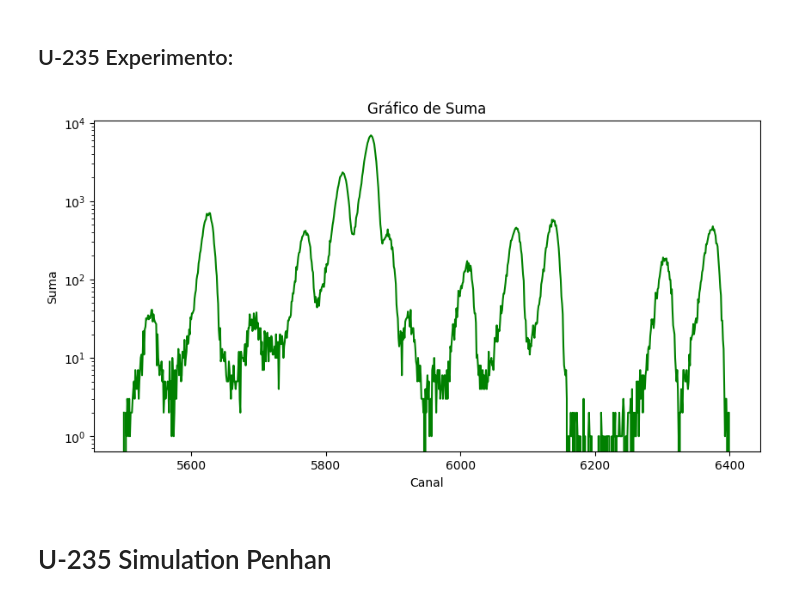
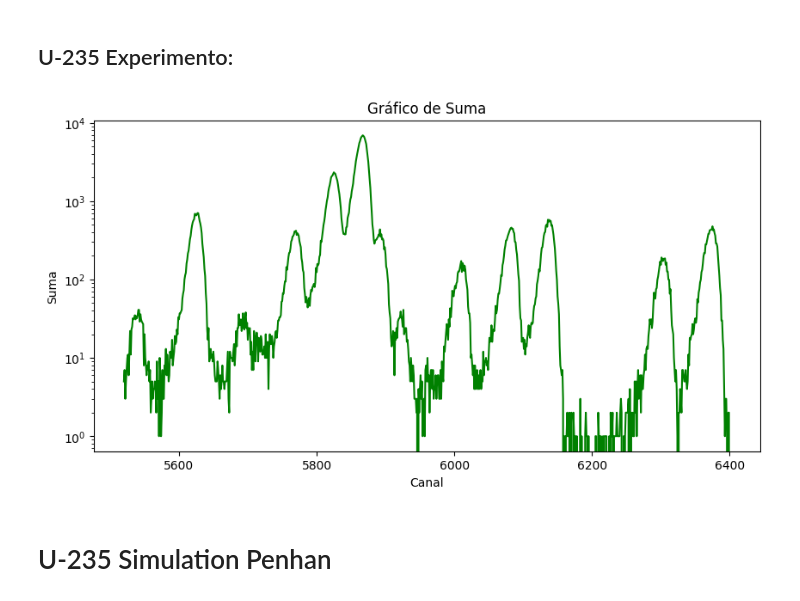
Before and after one commit to carlosherediapimienta/Collaboration_CIEMAT, a Jupyter notebook: U_235.ipynb, the cells around one changed output. Saved outputs shown, nothing was run; the diff lists cells and outputs as text; code cells hidden in the pictures.

```diff
--- a/U_235.ipynb
+++ b/U_235.ipynb
@@ -11,25 +11,25 @@ df = pd.read_csv("Exp_U235.csv", sep=";")  # Asumiendo que el archivo está sepa
 # %%
 # Seleccionar las columnas HR01, HR02 y Suma
 df_selected = df[['HR01', 'HR02', 'Suma']]
 
 # Definir el rango deseado en el eje X
-inicio = 5500
+inicio = 5520
 fin = 6400
 
 # Filtrar el DataFrame para incluir solo las filas dentro del rango
 df_selected = df_selected[(df_selected.index >= inicio) & (df_selected.index <= fin)]
 
 # Graficar Suma en un eje X separado
 plt.figure(figsize=(10, 5))
 plt.plot(df_selected.index, df_selected['Suma'], color='green')
 plt.xlabel('Canal')
 plt.ylabel('Suma')
 plt.title('Gráfico de Suma')
 plt.yscale('log')
 
 plt.show()
 # %% [output]
-[figure, old version]
+[figure, new version]
 # %% [markdown]
 # U-235 Simulation Penhan
 # %%
```
Also changed, not shown: parts of 16 cells of this notebook.
